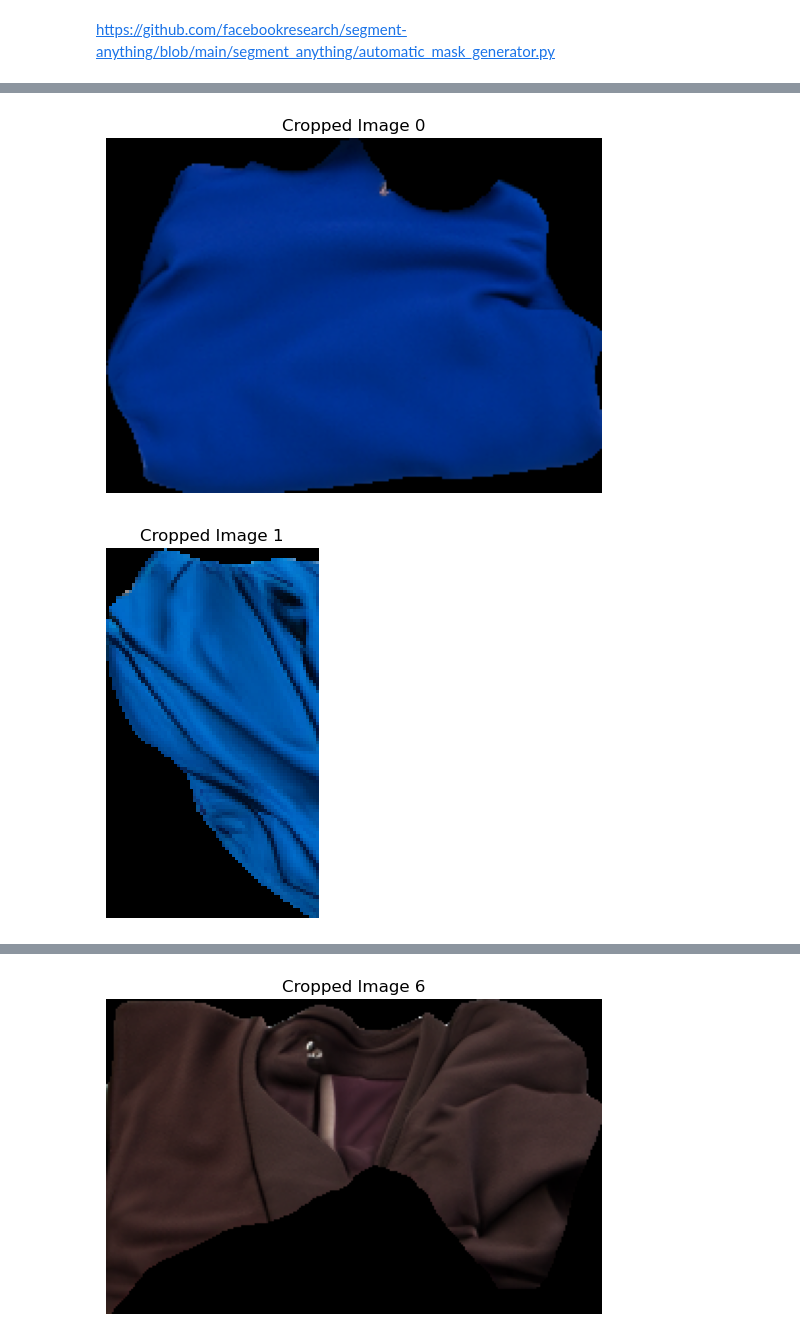
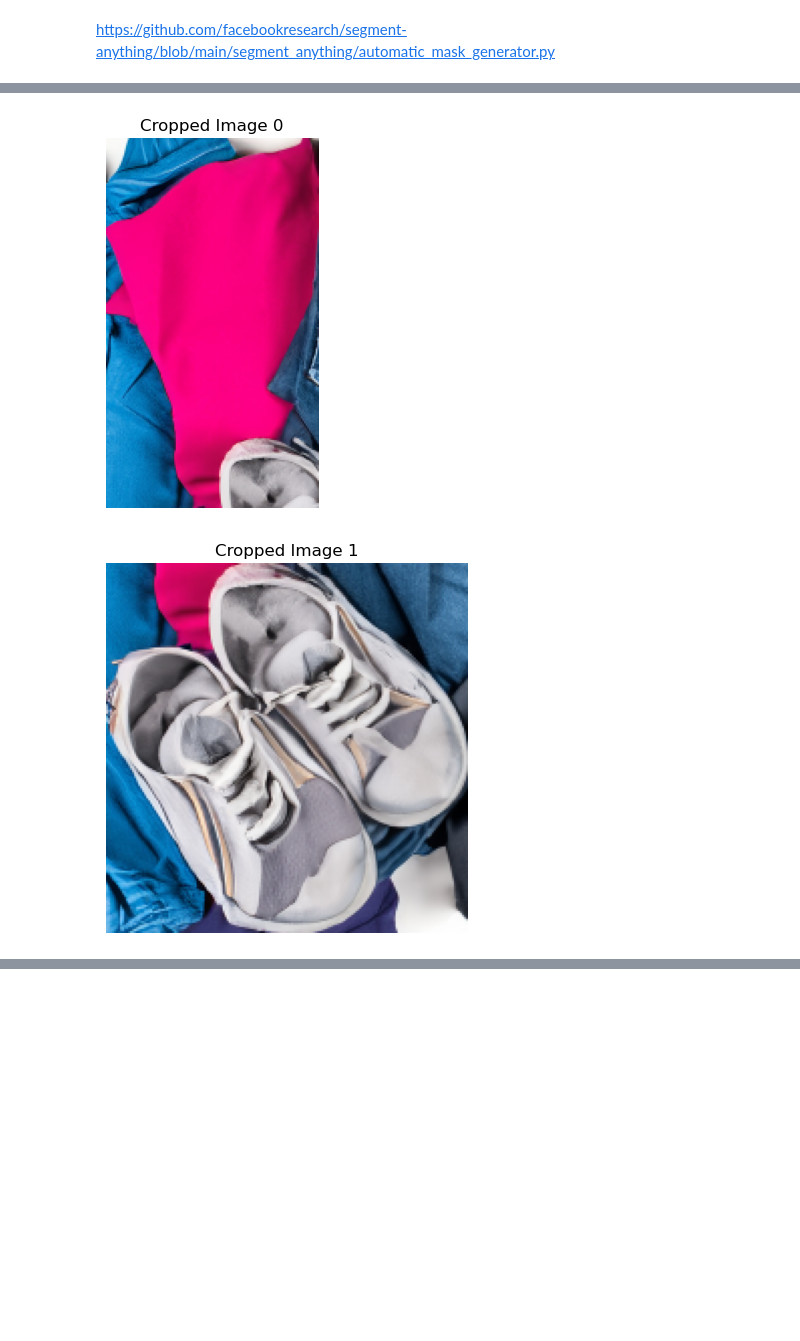
Before and after one commit to kohnmart/master-projekt, a Jupyter notebook: notebooks/pytorch/segmentation/sam_segmentation.ipynb, the cells around one changed output, grey strips where cells are left out. Cells and saved outputs as stored; diff of their text form; code cells hidden in the pictures; blank space fills up the shorter version.

```diff
--- a/notebooks/pytorch/segmentation/sam_segmentation.ipynb
+++ b/notebooks/pytorch/segmentation/sam_segmentation.ipynb
@@ -40,10 +40,10 @@ sam = sam_model_registry[MODEL_TYPE](checkpoint=CHECKPOINT_PATH).to(device=DEVIC
 mask_generator = SamAutomaticMaskGenerator(
     model=sam,
     points_per_side=10,
-    pred_iou_thresh=0.98,
-#     stability_score_thresh=0.98,
+    pred_iou_thresh=0.96,
+    stability_score_thresh=0.96,
     crop_n_layers=1,
     crop_n_points_downscale_factor=2,
-
+    min_mask_region_area=100,  # Requires open-cv to run post-processing
 )
 # %%
@@ -80,0 +101,12 @@ sv.plot_image(annotated_image)
+# %%
+masks_cleaned = []
+for mask in masks:
+    if np.mean(mask['segmentation'][3]) <= 0.2 and (mask['area'] >= 10000 and mask['area'] <= 50000):
+        masks_cleaned.append(mask)
+
+masked_image = image_rgb
+for mask in masks_cleaned:
+    x, y, w, h = mask['bbox']
+    cv2.rectangle(masked_image, (x, y), (x + w, y + h), (0, 255,0), 3)
+
+plt.imshow(masked_image)
@@ -81,29 +116,33 @@ sv.plot_image(annotated_image)
 # %%
 # Assuming 'image' is your original image and 'annotations' is a list of dictionaries containing annotations
 from matplotlib import patches
 
+img_path = get_training_data_path(file_name)
+image_bgr = cv2.imread(img_path)
+image_rgb = cv2.cvtColor(image_bgr, cv2.COLOR_BGR2RGB)
 
-for i, ann in enumerate(masks):
+for i, ann in enumerate(masks_cleaned):
     # Extract bounding box coordinates
     x, y, width, height = map(int, ann['bbox'])  # Ensure integer values
 
     # Define rectangular region
     rect = patches.Rectangle((x, y), width, height, linewidth=1, edgecolor='r', facecolor='none')
 
-    mask = np.array(ann['segmentation'], dtype=np.uint8)
-    masked_image = cv2.bitwise_and(image_rgb, image_rgb, mask=mask)
+    #mask = np.array(ann['segmentation'], dtype=np.uint8)
+    #masked_image = cv2.bitwise_and(image_rgb, image_rgb, mask=mask)
 
     # Crop the region from the original image
-    cropped_image = masked_image[y:y+height, x:x+width]
+    cropped_image = image_rgb[y:y+height, x:x+width]
+    cropped_image_bgr = cv2.cvtColor(cropped_image, cv2.COLOR_RGB2BGR)
     # Save the cropped image
-    #output_path = f"cropped_image_{i}.jpg"
-    #cv2.imwrite(output_path, cropped_image)
+    output_path = f"cropped_image_{i}.png"
+    cv2.imwrite(output_path, cropped_image_bgr)
 
     # Optionally, visualize the cropped region
     plt.imshow(cropped_image)
     plt.title(f"Cropped Image {i}")
     plt.axis('off')
     plt.show()
 # %% [output]
-[figure, old version]
+[figure, new version]
-[figure, old version]
+[figure, new version]
@@ -114 +152,0 @@ for i, ann in enumerate(masks):
-[figure, removed]
```
Also changed, not shown: parts of 3 cells of this notebook, 22 other files.
